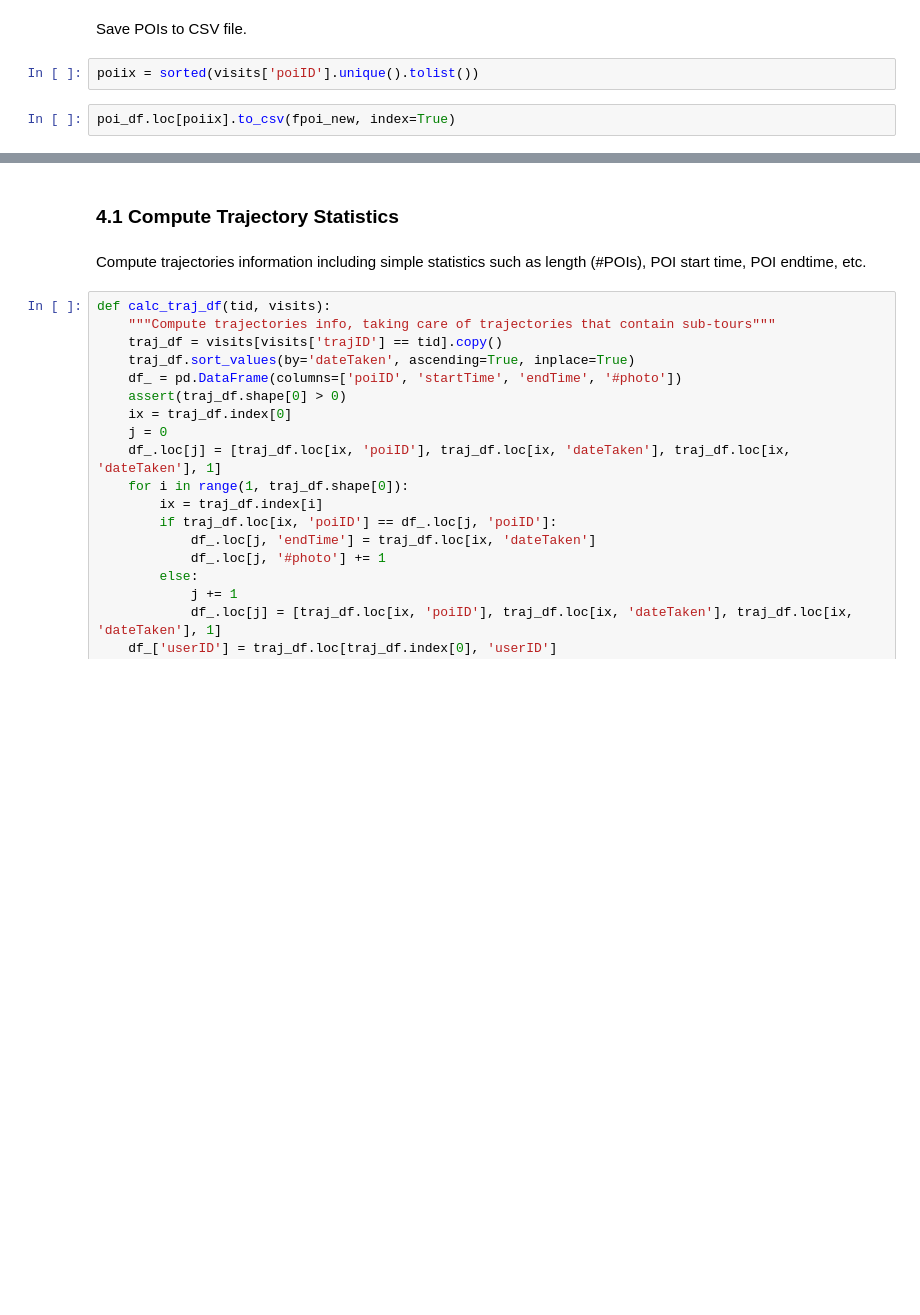
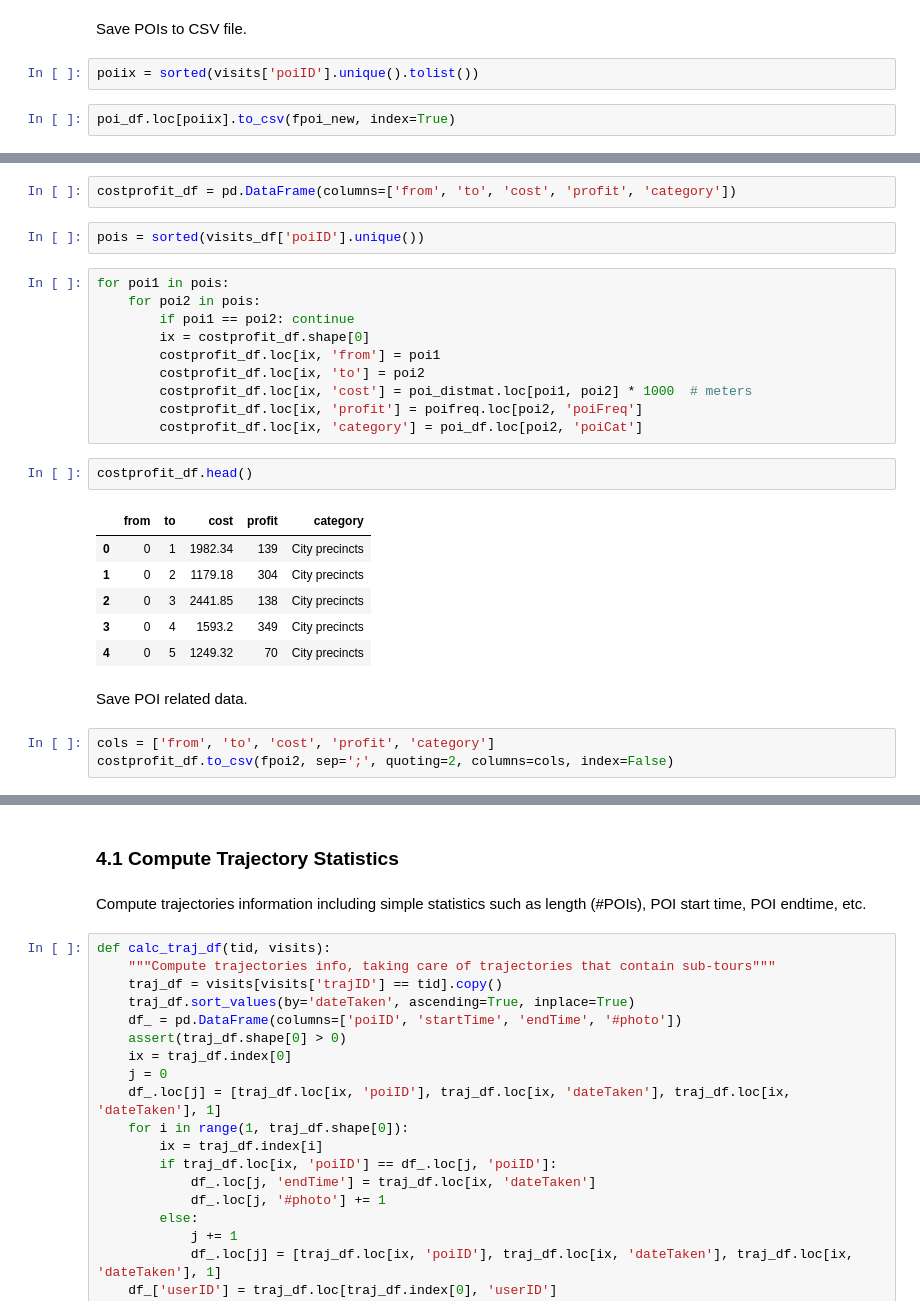
Before and after one commit to dongwookim-ml/flickr-photo, a Jupyter notebook: src/traj_Melb.ipynb, the cells around one changed output, grey strips where cells are left out. Drawn from its saved outputs; the diff is of its cells as text; blank space fills up the shorter version.

```diff
--- a/src/traj_Melb.ipynb
+++ b/src/traj_Melb.ipynb
@@ -467,3 +511,31 @@ poi_df.loc[poiix].to_csv(fpoi_new, index=True)
+# %%
+costprofit_df = pd.DataFrame(columns=['from', 'to', 'cost', 'profit', 'category'])
+# %%
+pois = sorted(visits_df['poiID'].unique())
+# %%
+for poi1 in pois:
+    for poi2 in pois:
+        if poi1 == poi2: continue
+        ix = costprofit_df.shape[0]
+        costprofit_df.loc[ix, 'from'] = poi1
+        costprofit_df.loc[ix, 'to'] = poi2
+        costprofit_df.loc[ix, 'cost'] = poi_distmat.loc[poi1, poi2] * 1000  # meters
+        costprofit_df.loc[ix, 'profit'] = poifreq.loc[poi2, 'poiFreq']
+        costprofit_df.loc[ix, 'category'] = poi_df.loc[poi2, 'poiCat']
+# %%
+costprofit_df.head()
+# %% [output]
+|  | from | to | cost | profit | category |
+| 0 | 0 | 1 | 1982.34 | 139 | City precincts |
+| 1 | 0 | 2 | 1179.18 | 304 | City precincts |
+| 2 | 0 | 3 | 2441.85 | 138 | City precincts |
+| 3 | 0 | 4 | 1593.2 | 349 | City precincts |
+| 4 | 0 | 5 | 1249.32 | 70 | City precincts |
+# %% [markdown]
+Save POI related data.
+# %%
+cols = ['from', 'to', 'cost', 'profit', 'category']
+costprofit_df.to_csv(fpoi2, sep=';', quoting=2, columns=cols, index=False)
 # %% [markdown]
 <a id='sec4.1'></a>
 # %% [markdown]
```
Also changed, not shown: parts of 19 cells of this notebook.
